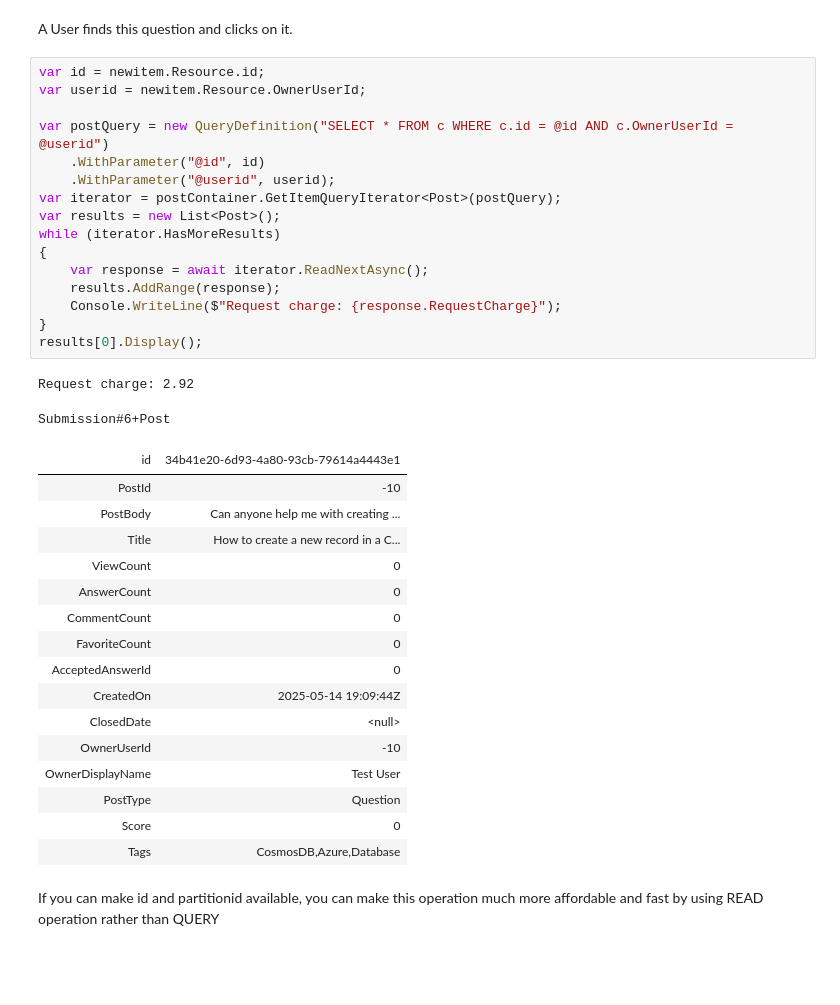
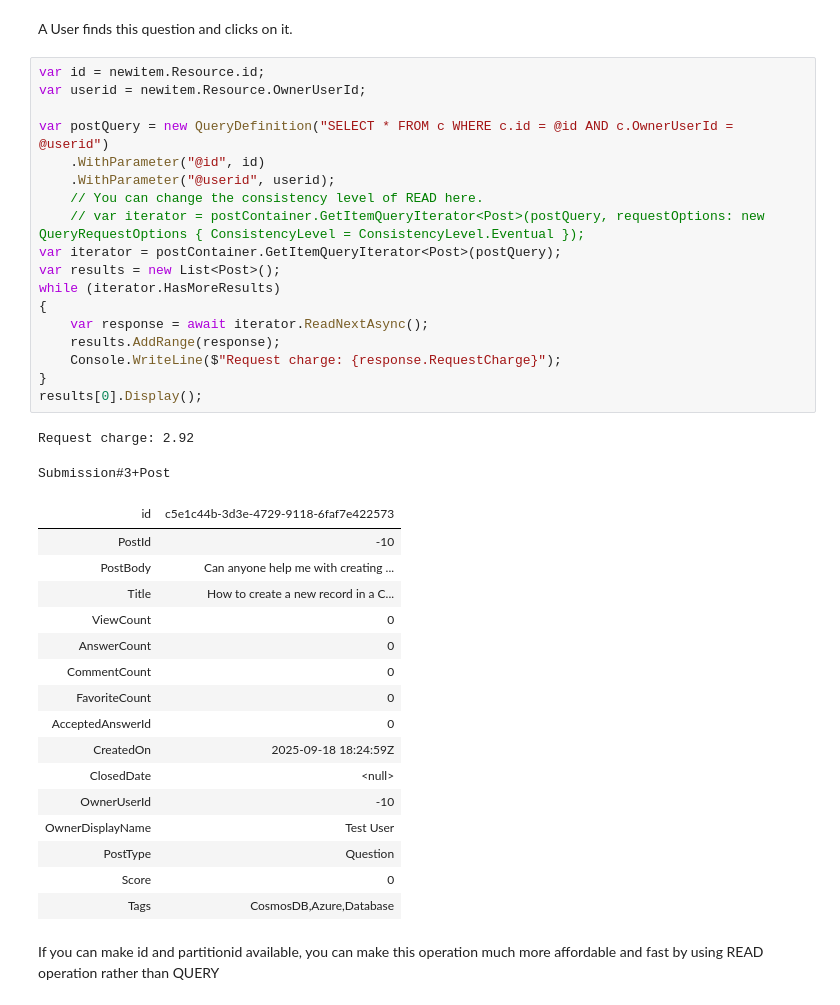
Before and after one commit to hsavran/BasicsToAI, a Jupyter notebook: Study/4. CRUD.ipynb, the cells around one changed output. Cells and saved outputs as stored; diff of their text form; blank space fills up the shorter version.

```diff
--- a/Study/4. CRUD.ipynb
+++ b/Study/4. CRUD.ipynb
@@ -66,23 +66,25 @@ A User finds this question and clicks on it.
 # %%
 var id = newitem.Resource.id;
 var userid = newitem.Resource.OwnerUserId;
 
 var postQuery = new QueryDefinition("SELECT * FROM c WHERE c.id = @id AND c.OwnerUserId = @userid")
     .WithParameter("@id", id)
     .WithParameter("@userid", userid);
+    // You can change the consistency level of READ here.
+    // var iterator = postContainer.GetItemQueryIterator<Post>(postQuery, requestOptions: new QueryRequestOptions { ConsistencyLevel = ConsistencyLevel.Eventual });
 var iterator = postContainer.GetItemQueryIterator<Post>(postQuery);
 var results = new List<Post>();
 while (iterator.HasMoreResults)
 {
     var response = await iterator.ReadNextAsync();
     results.AddRange(response);
     Console.WriteLine($"Request charge: {response.RequestCharge}");
 }
 results[0].Display();
 # %% [output]
 Request charge: 2.92
-Submission#6+Post
+Submission#3+Post
-| id | 34b41e20-6d93-4a80-93cb-79614a4443e1 |
+| id | c5e1c44b-3d3e-4729-9118-6faf7e422573 |
 | PostId | -10 |
 | PostBody | Can anyone help me with creating ... |
 | Title | How to create a new record in a C... |
@@ -91,7 +93,7 @@ Submission#6+Post
 | CommentCount | 0 |
 | FavoriteCount | 0 |
 | AcceptedAnswerId | 0 |
-| CreatedOn | 2025-05-14 19:09:44Z |
+| CreatedOn | 2025-09-18 18:24:59Z |
 | ClosedDate | <null> |
 | OwnerUserId | -10 |
 | OwnerDisplayName | Test User |
```
Also changed, not shown: parts of 2 cells of this notebook, 5 other files.
